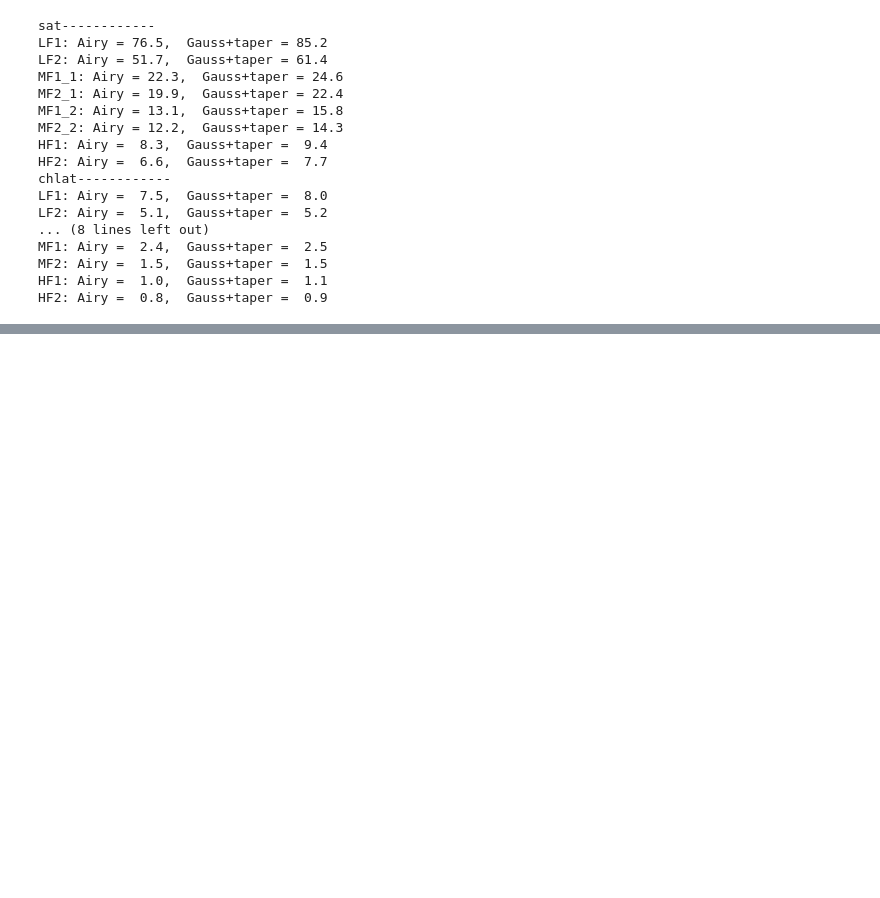
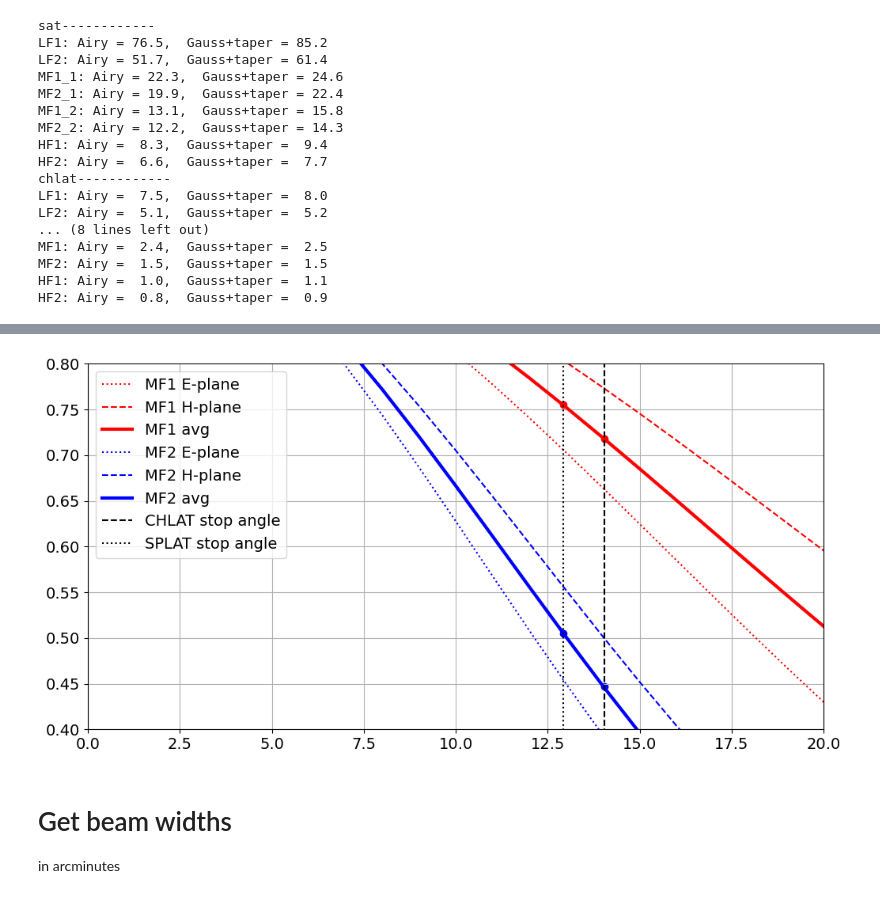
Before and after one commit to JohnRuhl/CMB_expt, a Jupyter notebook: cmbs4/BeamEstimates.ipynb, the cells around one changed output, grey strips where cells are left out. Drawn from its saved outputs; the diff is of its cells as text; code cells hidden in the pictures; blank space fills up the shorter version.

Commit message:
added LATs to beam estimates

```diff
--- a/cmbs4/BeamEstimates.ipynb
+++ b/cmbs4/BeamEstimates.ipynb
@@ -9,3 +13,10 @@ where $T_e$ is the edge taper in decibels.
+# %%
+import numpy as np
+import matplotlib.pyplot as plt
+
+%matplotlib inline
+plt.rcParams.update({'font.size': 18})
+plt.rcParams['figure.figsize'] = [12, 8]
 # %%
 c = 3e8 # mm/sec
 
@@ -78,0 +94,68 @@ HF2: Airy =  0.8,  Gauss+taper =  0.9
+# %%
+plt.rcParams.update({'font.size': 14})
+plt.rcParams['figure.figsize'] = [12, 6]
+
+tels = ['chlat','splat']
+bands = ['MF1','MF2']
+
+beam_info = {'chlat':{}, 'splat':{}}
+beam_info['chlat']['fnum']=2.0  # estimate from Pato, March 2023
+beam_info['splat']['fnum']=2.18 # New, March 2023
+beam_info['chlat']['D'] = 5.8 #m
+beam_info['splat']['D'] = 4.9 #m
+
+for tel in tels:
+    beam_info[tel]['MF1'] = {}
+    beam_info[tel]['MF1']['center'] = 91.5
+    beam_info[tel]['MF2'] = {}
+    beam_info[tel]['MF2']['center'] = 148.5
+
+beam_info['chlat']['MF1']['edge_val']= 0.718
+beam_info['chlat']['MF2']['edge_val']= 0.447
+beam_info['splat']['MF1']['edge_val']= 0.755
+beam_info['splat']['MF2']['edge_val']= 0.505
+
+
+for tel in tels:
+    beam_info[tel]['theta'] = (180/np.pi)*np.arctan(1/(2*beam_info[tel]['fnum']))
+
+
+beamdata = np.loadtxt('Horns/MF_v11_avg_beams.txt')
+theta = np.arange(0,180)
+
+plt.plot(beamdata[:,0],'r:',label='MF1 E-plane')
+plt.plot(beamdata[:,1],'r--',label='MF1 H-plane')
+plt.plot((beamdata[:,0]+beamdata[:,1])/2,'r',label='MF1 avg',linewidth=3)
+
+plt.plot(beamdata[:,2],'b:',label='MF2 E-plane')
+plt.plot(beamdata[:,3],'b--',label='MF2 H-plane')
+plt.plot((beamdata[:,2]+beamdata[:,3])/2,'b',label='MF2 avg',linewidth=3)
+
+plt.plot([theta_chlat,theta_chlat],[0,1.1],'k--',label='CHLAT stop angle')
+plt.plot([theta_splat,theta_splat],[0,1.1],'k:',label='SPLAT stop angle')
+
+plt.xlim(0,20)
+plt.ylim(.4,.8)
+
+
+
+for tel in tels:
+    print(tel)
+    for band in bands:
+        beam_info[tel][band]['edge_dB']=10*np.log10(beam_info[tel][band]['edge_val'])
+        print('{0:s}: edge_val={1:4.2f} =>  edge_dB = {2:4.2f}dB'.format(band,beam_info[tel][band]['edge_val'],beam_info[tel][band]['edge_dB']))
+
+for tel in tels:
+    for band in bands:
+        if band=='MF1':
+            pointcolor = 'red'
+        else:
+            pointcolor = 'blue'
+        plt.scatter(beam_info[tel]['theta'],beam_info[tel][band]['edge_val'],color=pointcolor)
+
+        beam_info[tel][band]
+
+
+plt.legend()
+plt.grid()
+# %% [output]
@@ -78,0 +168,4 @@ HF2: Airy =  0.8,  Gauss+taper =  0.9
+[figure, added]
+# %% [markdown]
+# Get beam widths
+in arcminutes
```
Also changed, not shown: parts of 4 cells of this notebook, 3 other files.
